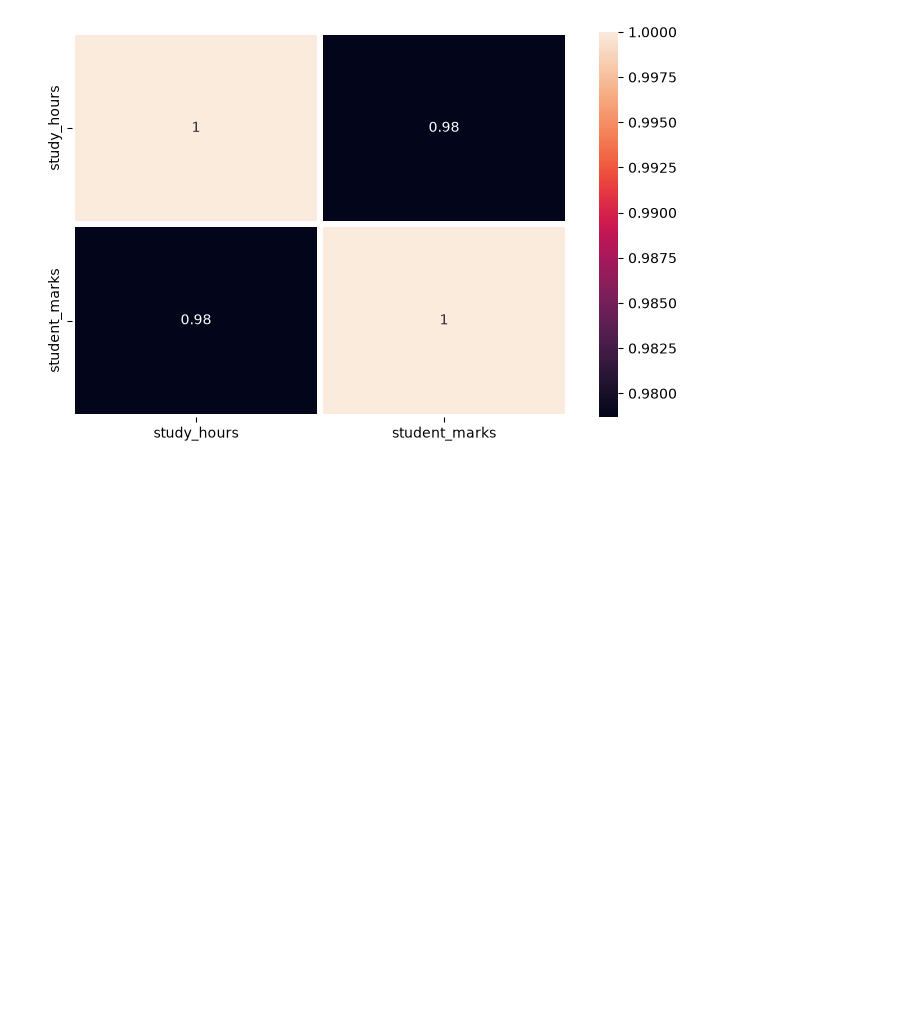
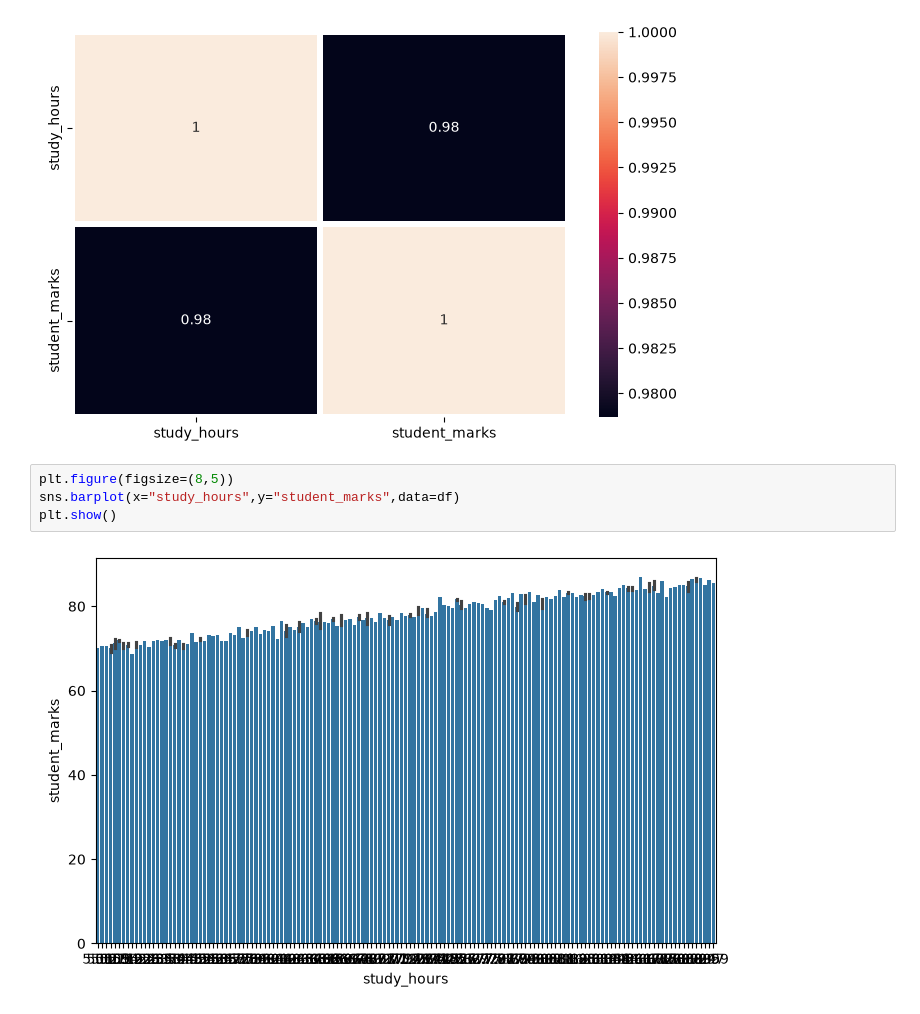
Before and after one commit to Rupesh-AI404/Machine_Learning, a Jupyter notebook: Linear Regression/Student_Marks_Prediction.ipynb, the cells around one changed output. Cells and saved outputs as stored; diff of their text form; blank space fills up the shorter version.

Commit message:
Data visualization

```diff
--- a/Linear Regression/Student_Marks_Prediction.ipynb
+++ b/Linear Regression/Student_Marks_Prediction.ipynb
@@ -112,3 +112,9 @@ sns.heatmap(df.corr(),annot=True,linewidths=3)
 plt.show()
 # %% [output]
 [figure]
+# %%
+plt.figure(figsize=(8,5))
+sns.barplot(x="study_hours",y="student_marks",data=df)
+plt.show()
+# %% [output]
+[figure, added]
```
